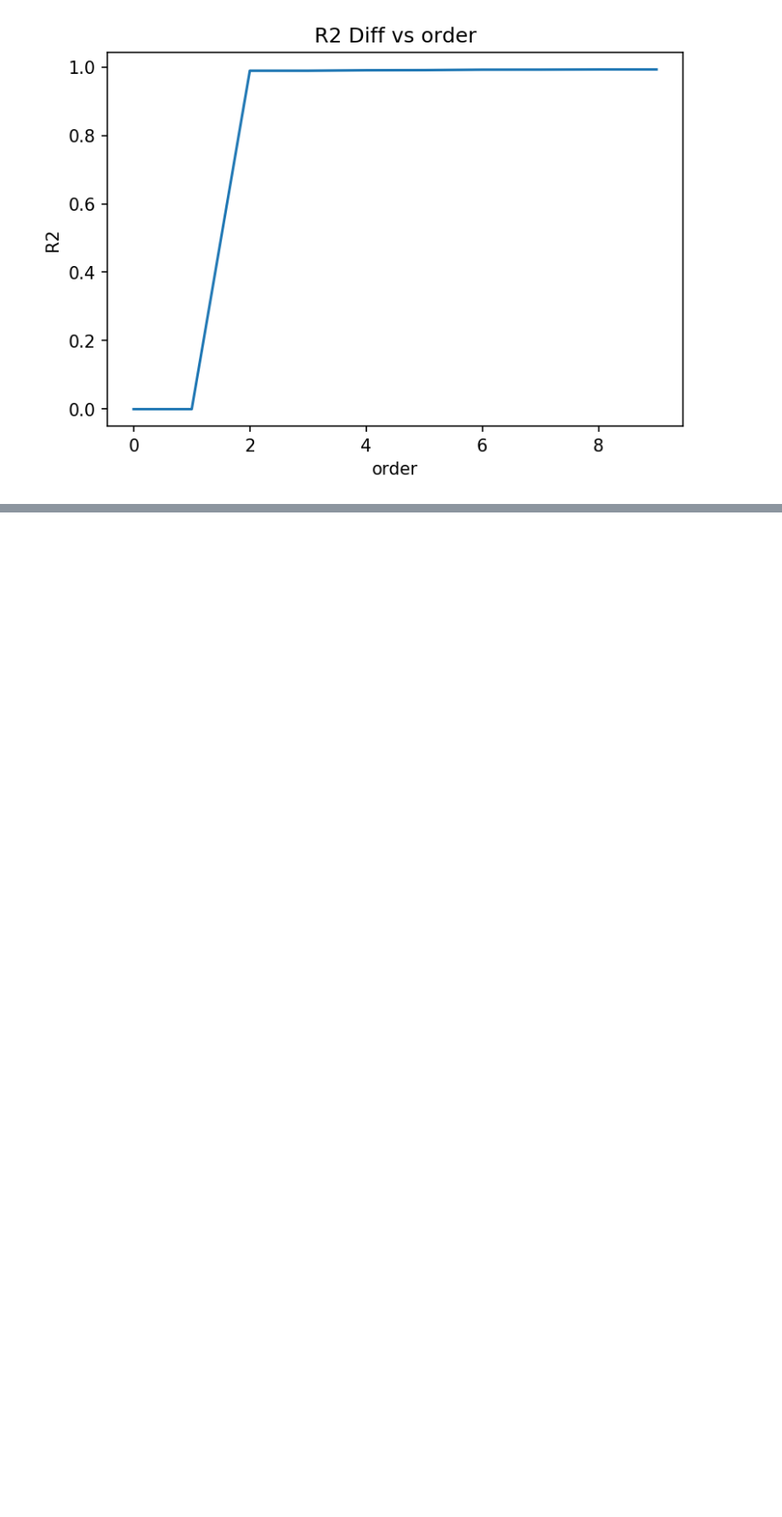
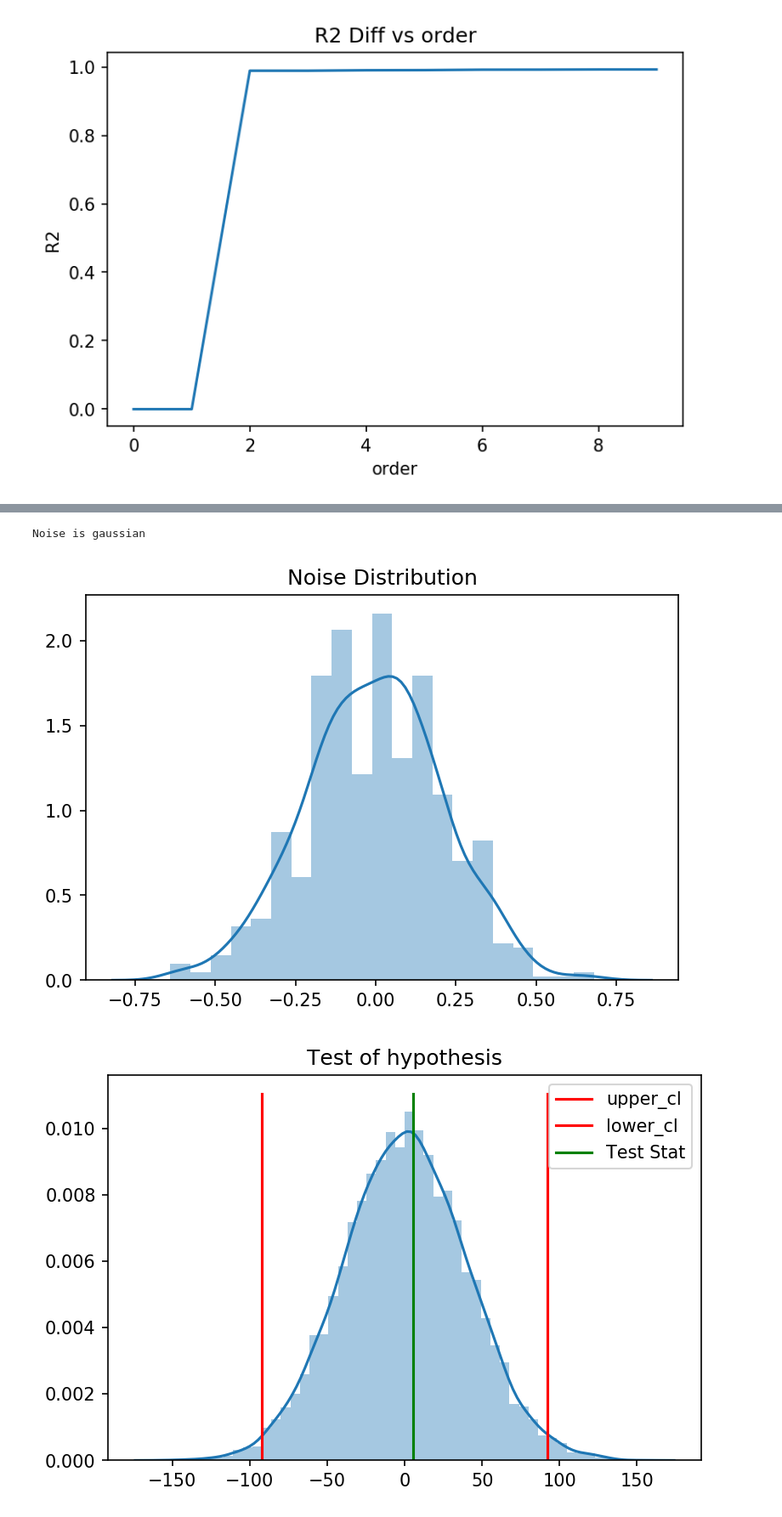
Before and after one commit to tee-lab/PyDaddy, a Jupyter notebook: pyFish Scalar Test.ipynb, the cells around one changed output, grey strips where cells are left out. Shown at 85% size. Saved outputs shown, nothing was run; the diff lists cells and outputs as text; code cells hidden in the pictures; blank space fills up the shorter version.

Commit message:
Added Noise analysis code. Checks if noise is gaussain and uncorrelated.

```diff
--- a/pyFish Scalar Test.ipynb
+++ b/pyFish Scalar Test.ipynb
@@ -74,0 +76,6 @@ out.visualize()
+# %%
+out.noise_characterstics()
+# %% [output]
+Noise is gaussian
+[figure, added]
+[figure, added]
```
Also changed, not shown: parts of 3 cells of this notebook, 6 other files.
